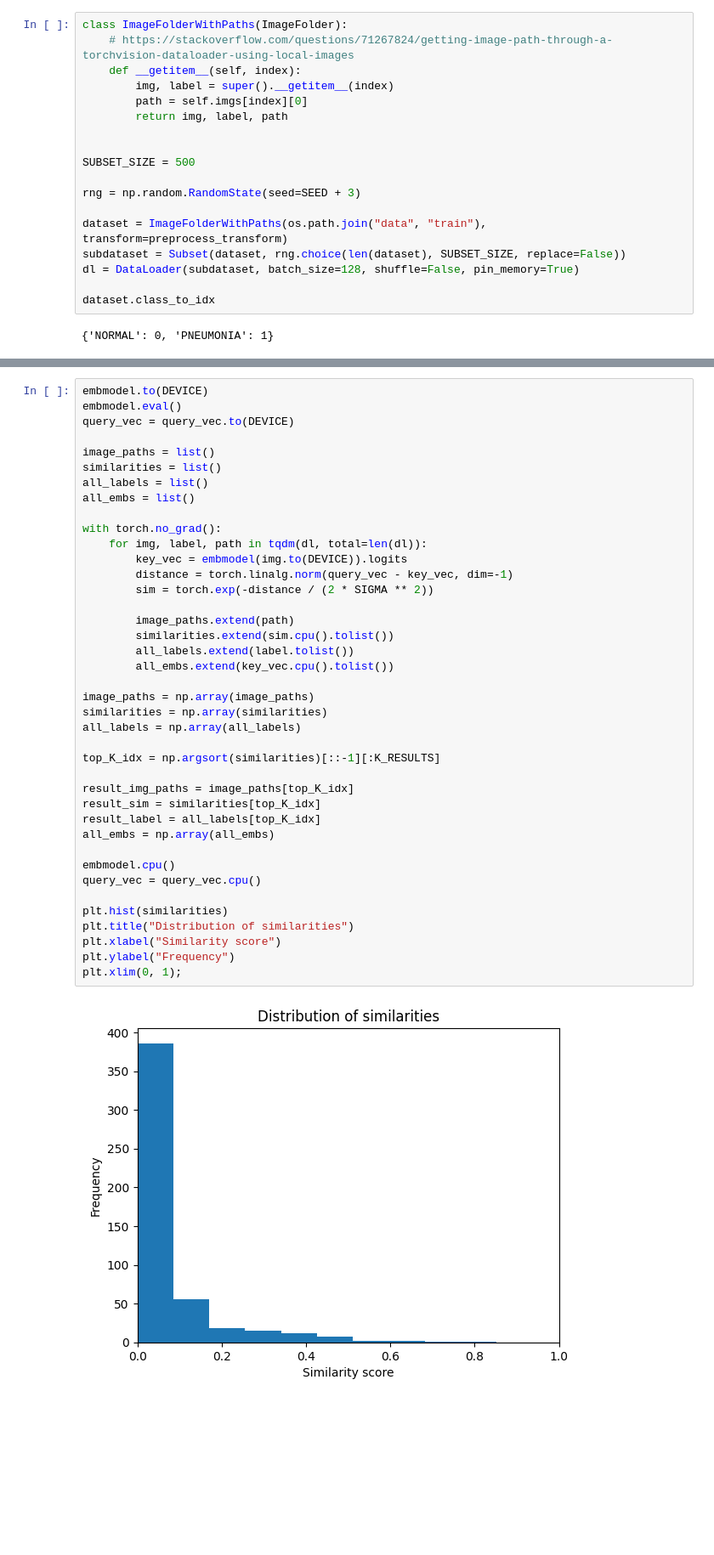
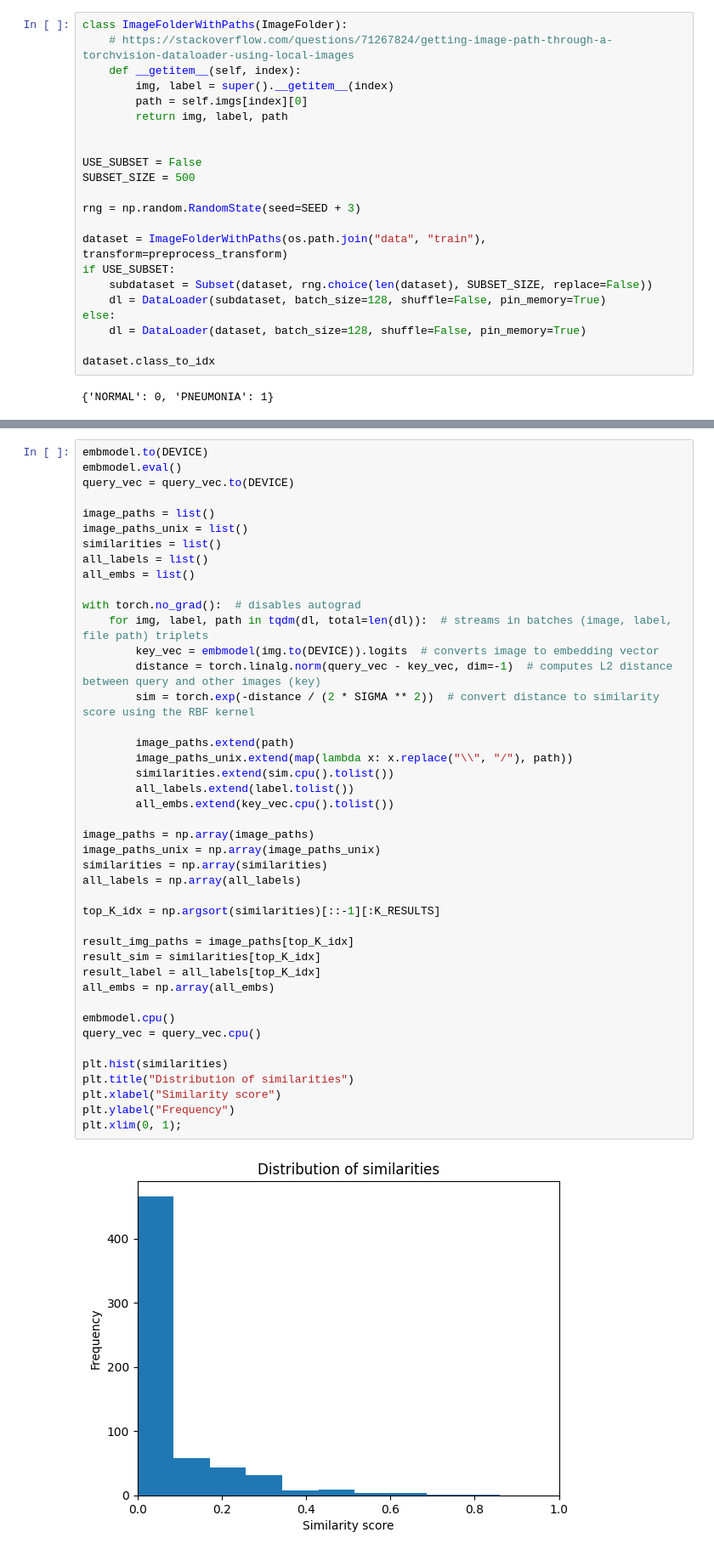
Before and after one commit to wmloh/xrayIR, a Jupyter notebook: query_xray.ipynb, the cells around one changed output, grey strips where cells are left out. Shown at 85% size. Saved outputs shown, nothing was run; the diff lists cells and outputs as text; blank space fills up the shorter version.

```diff
--- a/query_xray.ipynb
+++ b/query_xray.ipynb
@@ -57,13 +55,17 @@ class ImageFolderWithPaths(ImageFolder):
         return img, label, path
 
 
+USE_SUBSET = False
 SUBSET_SIZE = 500
 
 rng = np.random.RandomState(seed=SEED + 3)
 
 dataset = ImageFolderWithPaths(os.path.join("data", "train"), transform=preprocess_transform)
-subdataset = Subset(dataset, rng.choice(len(dataset), SUBSET_SIZE, replace=False))
-dl = DataLoader(subdataset, batch_size=128, shuffle=False, pin_memory=True)
+if USE_SUBSET:
+    subdataset = Subset(dataset, rng.choice(len(dataset), SUBSET_SIZE, replace=False))
+    dl = DataLoader(subdataset, batch_size=128, shuffle=False, pin_memory=True)
+else:
+    dl = DataLoader(dataset, batch_size=128, shuffle=False, pin_memory=True)
 
 dataset.class_to_idx
 # %% [output]
@@ -81,39 +83,42 @@ embmodel.eval()
 query_vec = query_vec.to(DEVICE)
 
 image_paths = list()
+image_paths_unix = list()
 similarities = list()
 all_labels = list()
 all_embs = list()
 
-with torch.no_grad():
-    for img, label, path in tqdm(dl, total=len(dl)):
-        key_vec = embmodel(img.to(DEVICE)).logits
-        distance = torch.linalg.norm(query_vec - key_vec, dim=-1)
-        sim = torch.exp(-distance / (2 * SIGMA ** 2))
+with torch.no_grad():  # disables autograd
+    for img, label, path in tqdm(dl, total=len(dl)):  # streams in batches (image, label, file path) triplets
+        key_vec = embmodel(img.to(DEVICE)).logits  # converts image to embedding vector
+        distance = torch.linalg.norm(query_vec - key_vec, dim=-1)  # computes L2 distance between query and other images (key)
+        sim = torch.exp(-distance / (2 * SIGMA ** 2))  # convert distance to similarity score using the RBF kernel
 
         image_paths.extend(path)
+        image_paths_unix.extend(map(lambda x: x.replace("\\", "/"), path))
         similarities.extend(sim.cpu().tolist())
         all_labels.extend(label.tolist())
         all_embs.extend(key_vec.cpu().tolist())
 
 image_paths = np.array(image_paths)
+image_paths_unix = np.array(image_paths_unix)
 similarities = np.array(similarities)
 all_labels = np.array(all_labels)
 
 top_K_idx = np.argsort(similarities)[::-1][:K_RESULTS]
 
 result_img_paths = image_paths[top_K_idx]
 result_sim = similarities[top_K_idx]
 result_label = all_labels[top_K_idx]
 all_embs = np.array(all_embs)
 
 embmodel.cpu()
 query_vec = query_vec.cpu()
 
 plt.hist(similarities)
 plt.title("Distribution of similarities")
 plt.xlabel("Similarity score")
 plt.ylabel("Frequency")
 plt.xlim(0, 1);
 # %% [output]
-[figure, old version]
+[figure, new version]
```
Also changed, not shown: parts of 2 cells of this notebook.
